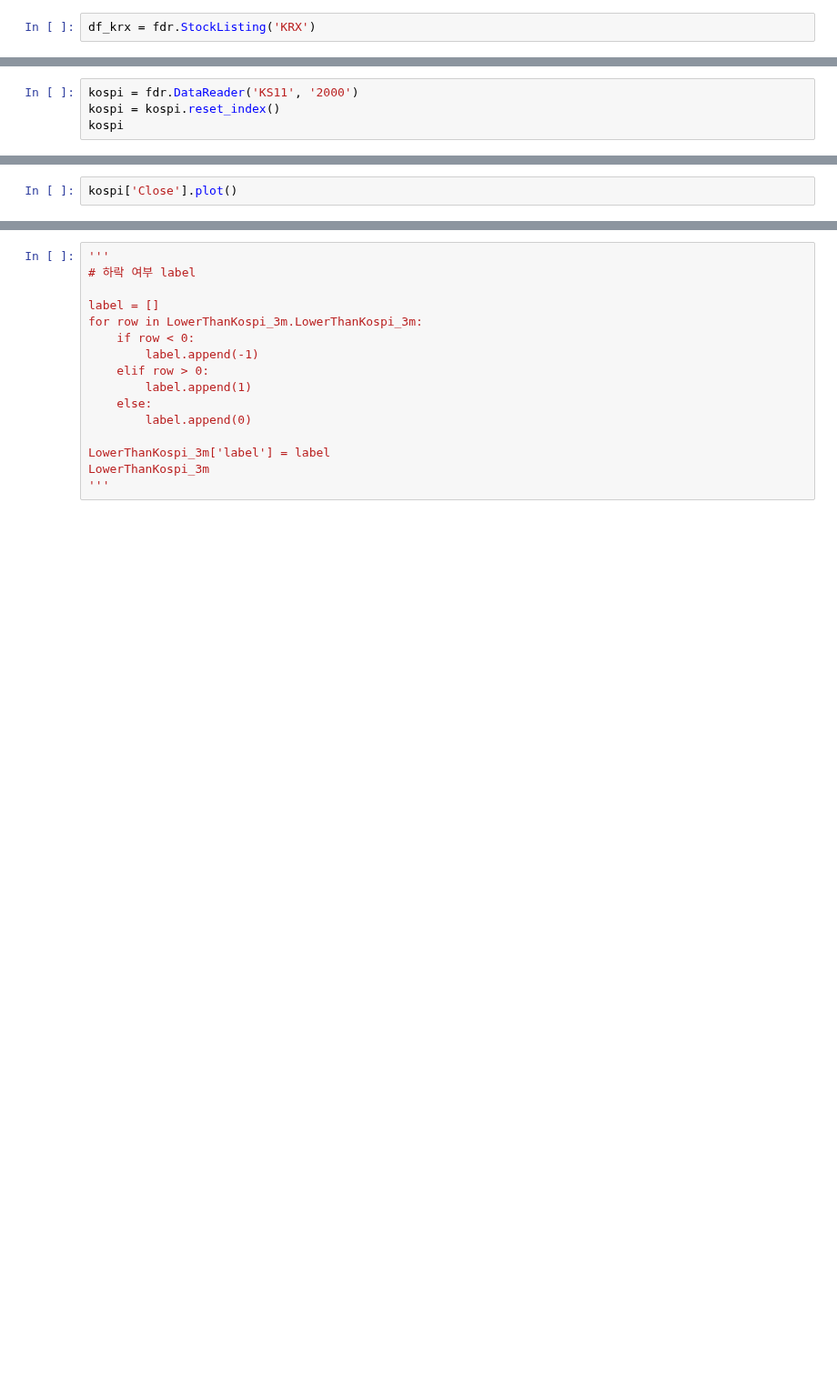
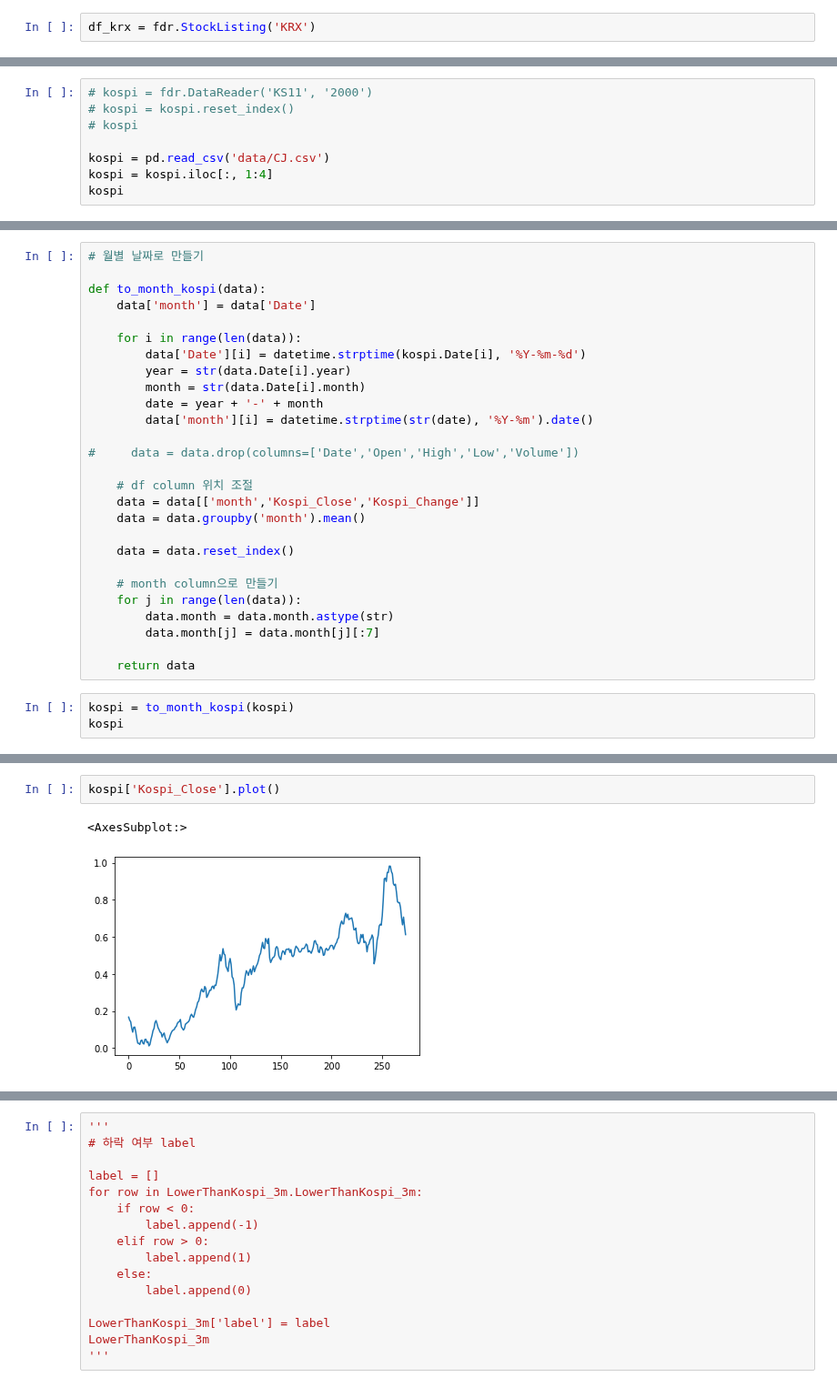
Before and after one commit to lhshs/2022_YDS2, a Jupyter notebook: EDA/lhs/Problem_definition_Verification_Samil.ipynb, the cells around one changed output, grey strips where cells are left out. Shown at 91% size. Cells and saved outputs as stored; diff of their text form; blank space fills up the shorter version.

```diff
--- a/EDA/lhs/Problem_definition_Verification_Samil.ipynb
+++ b/EDA/lhs/Problem_definition_Verification_Samil.ipynb
@@ -94,5 +128,9 @@ findfont: Font family ['NanumGothic'] not found. Falling back to DejaVu Sans.
 # %%
-kospi = fdr.DataReader('KS11', '2000')
-kospi = kospi.reset_index()
+# kospi = fdr.DataReader('KS11', '2000')
+# kospi = kospi.reset_index()
+# kospi
+
+kospi = pd.read_csv('data/CJ.csv')
+kospi = kospi.iloc[:, 1:4]
 kospi
 # %% [output]
@@ -99,0 +150,30 @@ JSONDecodeError: Expecting value: line 1 column 1 (char 0)
+# %%
+# 월별 날짜로 만들기
+
+def to_month_kospi(data):
+    data['month'] = data['Date']
+
+    for i in range(len(data)):
+        data['Date'][i] = datetime.strptime(kospi.Date[i], '%Y-%m-%d')
+        year = str(data.Date[i].year)
+        month = str(data.Date[i].month)
+        date = year + '-' + month
+        data['month'][i] = datetime.strptime(str(date), '%Y-%m').date()
+
+#     data = data.drop(columns=['Date','Open','High','Low','Volume'])
+
+    # df column 위치 조절
+    data = data[['month','Kospi_Close','Kospi_Change']]
+    data = data.groupby('month').mean()
+
+    data = data.reset_index()
+
+    # month column으로 만들기
+    for j in range(len(data)):
+        data.month = data.month.astype(str)
+        data.month[j] = data.month[j][:7]
+
+    return data
+# %%
+kospi = to_month_kospi(kospi)
+kospi
@@ -100,2 +194,5 @@ JSONDecodeError: Expecting value: line 1 column 1 (char 0)
 # %%
-kospi['Close'].plot()
+kospi['Kospi_Close'].plot()
+# %% [output]
+<AxesSubplot:>
+[figure, added]
```
Also changed, not shown: parts of 38 cells of this notebook, 1 other file.
